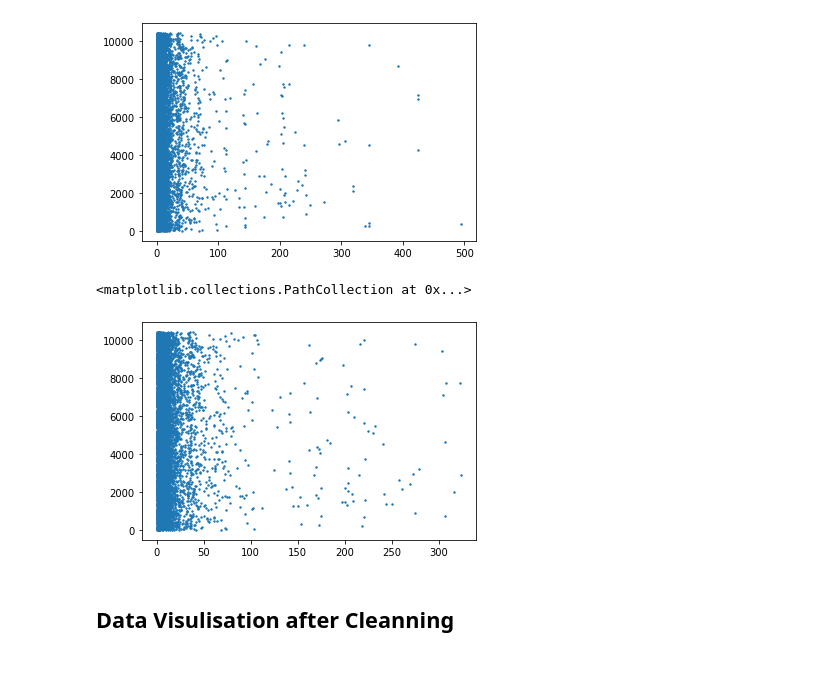
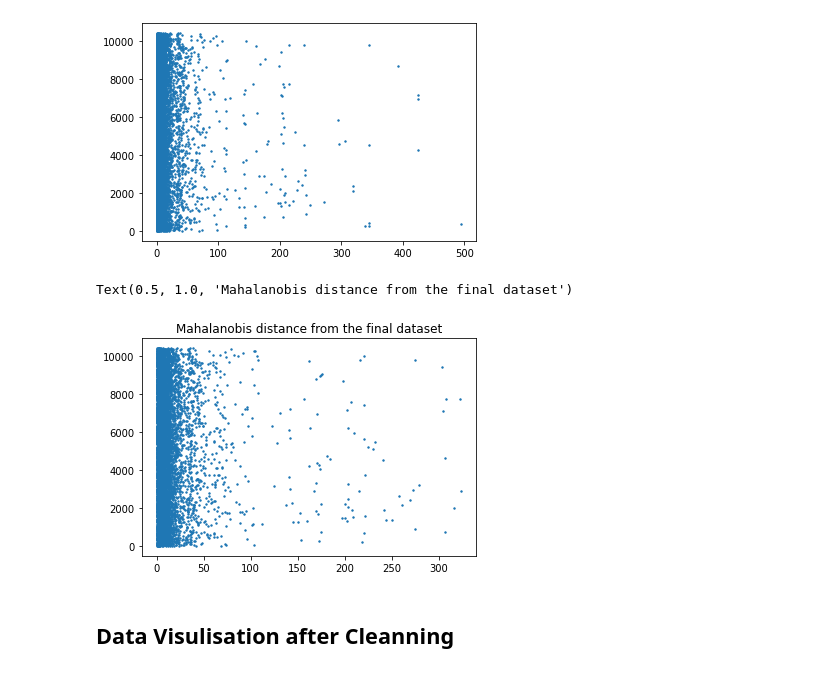
Before and after one commit to LeRoidelaRef/ESILV---Python-for-data-analysis---project-2022, a Jupyter notebook: Projet_Final_Python_for_Data.ipynb, the cells around one changed output. Drawn from its saved outputs; the diff is of its cells as text; code cells hidden in the pictures.

```diff
--- a/Projet_Final_Python_for_Data.ipynb
+++ b/Projet_Final_Python_for_Data.ipynb
@@ -140,10 +145,12 @@ Xtrainlast=avilatrainlast.iloc[:, :-1]
 # %%
 Xtrainlast['mahalanobis'] = mahalanobis(data=Xtrainlast)
 plt.scatter(Xtrainlast['mahalanobis'],Xtrainlast.index,s=2)
+plt.title("Mahalanobis distance from the final dataset")
+
 #The DataFrame is now clean, so we are going to make some graphe to analyse the Data
 # %% [output]
-<matplotlib.collections.PathCollection at 0x...>
+Text(0.5, 1.0, 'Mahalanobis distance from the final dataset')
-[figure, old version]
+[figure, new version]
 # %% [markdown]
 ## Data Visulisation after Cleanning
 # %%
```
Also changed, not shown: parts of 13 cells of this notebook.
